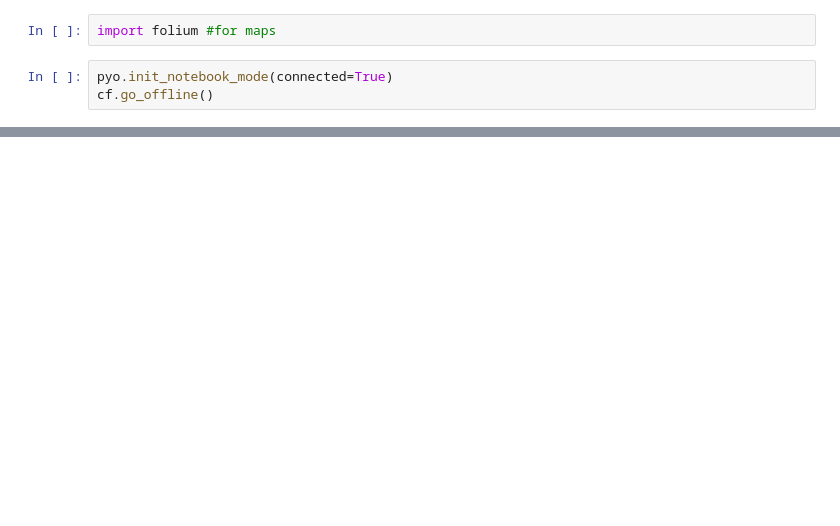
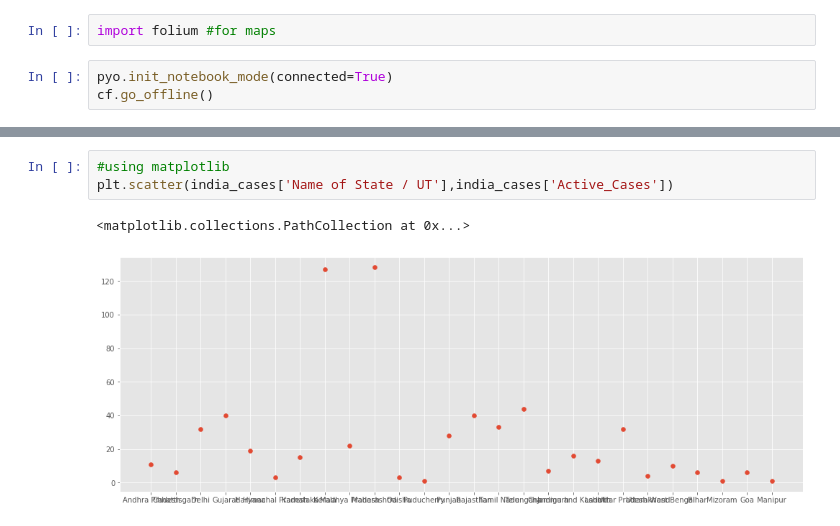
Before and after one commit to KrishnaDesai16/Covid-19-DataAnalysis, a Jupyter notebook: covid-19 DataAnalysis.ipynb, the cells around one changed output, grey strips where cells are left out. Drawn from its saved outputs; the diff is of its cells as text; blank space fills up the shorter version.

```diff
--- a/covid-19 DataAnalysis.ipynb
+++ b/covid-19 DataAnalysis.ipynb
@@ -41,0 +175,6 @@ cf.go_offline()
+# %%
+#using matplotlib
+plt.scatter(india_cases['Name of State / UT'],india_cases['Active_Cases'])
+# %% [output]
+<matplotlib.collections.PathCollection at 0x...>
+[figure, added]
```
Also changed, not shown: parts of 29 cells of this notebook.
